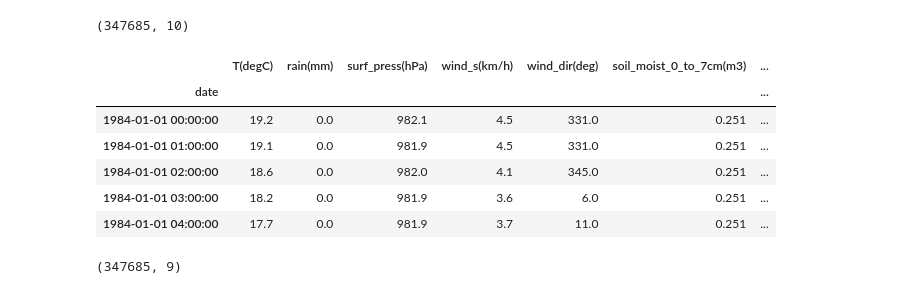
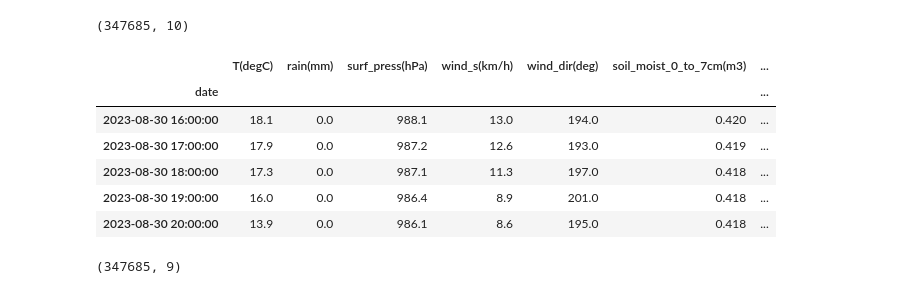
Before and after one commit to Agubecker/flood_prediction, a Jupyter notebook: notebooks/model.ipynb, the cells around one changed output. Saved outputs shown, nothing was run; the diff lists cells and outputs as text; code cells hidden in the pictures.

```diff
--- a/notebooks/model.ipynb
+++ b/notebooks/model.ipynb
@@ -20,15 +20,15 @@ df.shape
 # %% [output]
 (347685, 10)
 # %%
-df.head(5)
+df.tail(5)
 # %% [output]
 |  | T(degC) | rain(mm) | surf_press(hPa) | wind_s(km/h) | wind_dir(deg) | soil_moist_0_to_7cm(m3) | ... |
 | date |  |  |  |  |  |  | ... |
-| 1984-01-01 00:00:00 | 19.2 | 0.0 | 982.1 | 4.5 | 331.0 | 0.251 | ... |
-| 1984-01-01 01:00:00 | 19.1 | 0.0 | 981.9 | 4.5 | 331.0 | 0.251 | ... |
-| 1984-01-01 02:00:00 | 18.6 | 0.0 | 982.0 | 4.1 | 345.0 | 0.251 | ... |
-| 1984-01-01 03:00:00 | 18.2 | 0.0 | 981.9 | 3.6 | 6.0 | 0.251 | ... |
-| 1984-01-01 04:00:00 | 17.7 | 0.0 | 981.9 | 3.7 | 11.0 | 0.251 | ... |
+| 2023-08-30 16:00:00 | 18.1 | 0.0 | 988.1 | 13.0 | 194.0 | 0.420 | ... |
+| 2023-08-30 17:00:00 | 17.9 | 0.0 | 987.2 | 12.6 | 193.0 | 0.419 | ... |
+| 2023-08-30 18:00:00 | 17.3 | 0.0 | 987.1 | 11.3 | 197.0 | 0.418 | ... |
+| 2023-08-30 19:00:00 | 16.0 | 0.0 | 986.4 | 8.9 | 201.0 | 0.418 | ... |
+| 2023-08-30 20:00:00 | 13.9 | 0.0 | 986.1 | 8.6 | 195.0 | 0.418 | ... |
 # %%
 df.drop(columns='target', inplace=True)
 df.shape
```
Also changed, not shown: parts of 29 cells of this notebook, 2 other files.
